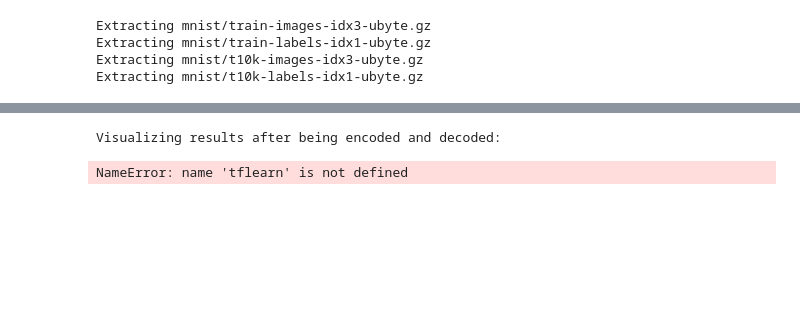
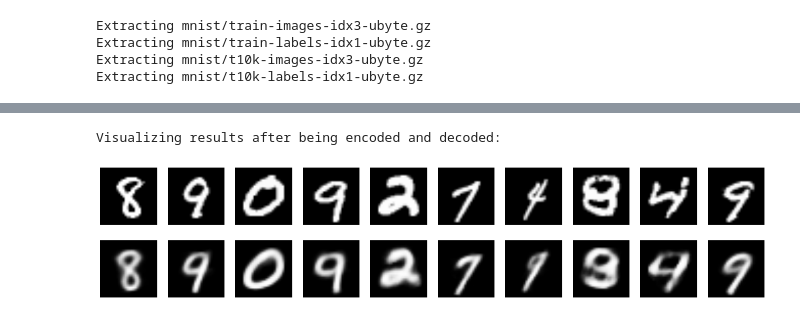
Before and after one commit to tmquan/convolutional_autoencoder, a Jupyter notebook: autoencoder.ipynb, the cells around one changed output, grey strips where cells are left out. Drawn from its saved outputs; the diff is of its cells as text; code cells hidden in the pictures; blank space fills up the shorter version.

```diff
--- a/autoencoder.ipynb
+++ b/autoencoder.ipynb
@@ -60,28 +61,28 @@ Test encoding of X[0]:
 # %%
 
 # Testing the image reconstruction on new data (test set)
 print("\nVisualizing results after being encoded and decoded:")
 X_test = tflearn.data_utils.shuffle(X_test)[0]
 # Applying encode and decode over test set
-encode_decode = model.predict(testX)
+encode_decode = model.predict(X_test)
 
 n = 10
 plt.figure(figsize=(20, 4))
 for i in range(n):
     # display original
     ax = plt.subplot(2, n, i + 1)
-    plt.imshow(testX[i].reshape(28, 28, 1))
+    plt.imshow(X_test[i].reshape(28, 28))
     plt.gray()
     ax.get_xaxis().set_visible(False)
     ax.get_yaxis().set_visible(False)
 
     # display reconstruction
     ax = plt.subplot(2, n, i + 1 + n)
-    plt.imshow(np.array(encode_decode[i]).reshape(28, 28, 1))
+    plt.imshow(np.array(encode_decode[i]).reshape(28, 28))
     plt.gray()
     ax.get_xaxis().set_visible(False)
     ax.get_yaxis().set_visible(False)
 plt.show()
 # %% [output]
 Visualizing results after being encoded and decoded:
-NameError: name 'tflearn' is not defined
+[figure, added]
```
Also changed, not shown: parts of 3 cells of this notebook, 3 other files.
